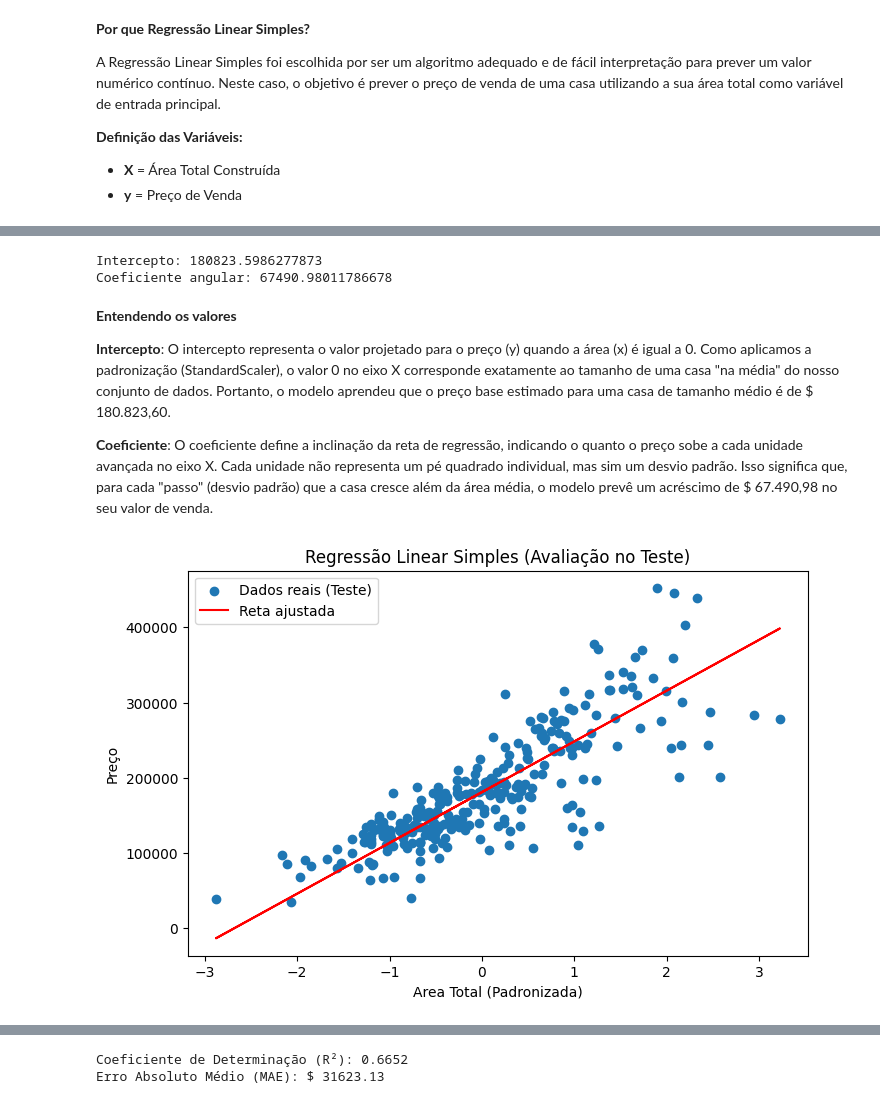
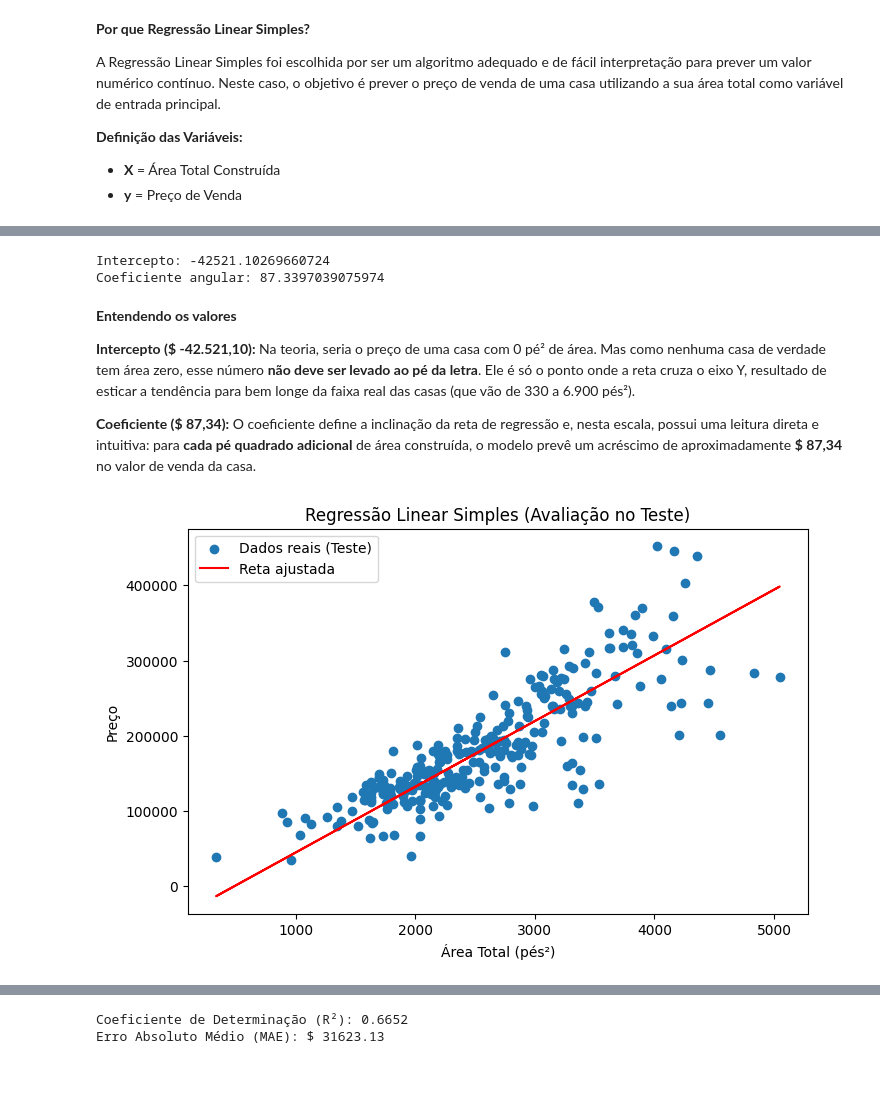
Before and after one commit to Mauro-devs/DataAnalysis, a Jupyter notebook: notebook.ipynb, the cells around one changed output, grey strips where cells are left out. Cells and saved outputs as stored; diff of their text form; code cells hidden in the pictures; blank space fills up the shorter version.

Commit message:
wip - modelos com pes2

```diff
--- a/notebook.ipynb
+++ b/notebook.ipynb
@@ -430,6 +401,6 @@ Para facilitar o aprendizado do nosso modelo, nós aplicamos uma técnica de pre
 # %%
-X_train_simples = X_train[["Area_Total_Construida"]]
-X_test_simples = X_test[["Area_Total_Construida"]]
+X_train_simples = X.loc[X_train.index, ["Area_Total_Construida"]]
+X_test_simples = X.loc[X_test.index, ["Area_Total_Construida"]]
 
 modelo = LinearRegression()
 modelo.fit(X_train_simples, y_train)
@@ -437,27 +408,27 @@ modelo.fit(X_train_simples, y_train)
 print("Intercepto:", modelo.intercept_)
 print("Coeficiente angular:", modelo.coef_[0])
 # %% [output]
-Intercepto: 180823.5986277873
-Coeficiente angular: 67490.98011786678
+Intercepto: -42521.10269660724
+Coeficiente angular: 87.3397039075974
 # %% [markdown]
 **Entendendo os valores**
 
-**Intercepto**: O intercepto representa o valor projetado para o preço (y) quando a área (x) é igual a 0. Como aplicamos a padronização (StandardScaler), o valor 0 no eixo X corresponde exatamente ao tamanho de uma casa "na média" do nosso conjunto de dados. Portanto, o modelo aprendeu que o preço base estimado para uma casa de tamanho médio é de $ 180.823,60.
+**Intercepto (\$ -42.521,10):** Na teoria, seria o preço de uma casa com 0 pé² de área. Mas como nenhuma casa de verdade tem área zero, esse número **não deve ser levado ao pé da letra**. Ele é só o ponto onde a reta cruza o eixo Y, resultado de esticar a tendência para bem longe da faixa real das casas (que vão de 330 a 6.900 pés²).
 
-**Coeficiente**: O coeficiente define a inclinação da reta de regressão, indicando o quanto o preço sobe a cada unidade avançada no eixo X. Cada unidade não representa um pé quadrado individual, mas sim um desvio padrão. Isso significa que, para cada "passo" (desvio padrão) que a casa cresce além da área média, o modelo prevê um acréscimo de $ 67.490,98 no seu valor de venda.
+**Coeficiente (\$ 87,34):** O coeficiente define a inclinação da reta de regressão e, nesta escala, possui uma leitura direta e intuitiva: para **cada pé quadrado adicional** de área construída, o modelo prevê um acréscimo de aproximadamente **\$ 87,34** no valor de venda da casa.
 # %%
 y_pred = modelo.predict(X_test_simples)
 
 plt.figure(figsize=(8, 5))
 plt.scatter(X_test_simples["Area_Total_Construida"], y_test, label="Dados reais (Teste)")
 plt.plot(X_test_simples["Area_Total_Construida"], y_pred, color="red", label="Reta ajustada")
-plt.xlabel("Area Total (Padronizada)")
+plt.xlabel("Área Total (pés²)")
 plt.ylabel("Preço")
 plt.title("Regressão Linear Simples (Avaliação no Teste)")
 plt.legend()
 plt.show()
 # %% [output]
-[figure, old version]
+[figure, new version]
 # %%
 residuos = y_test - y_pred
 
```
Also changed, not shown: parts of 7 cells of this notebook.
